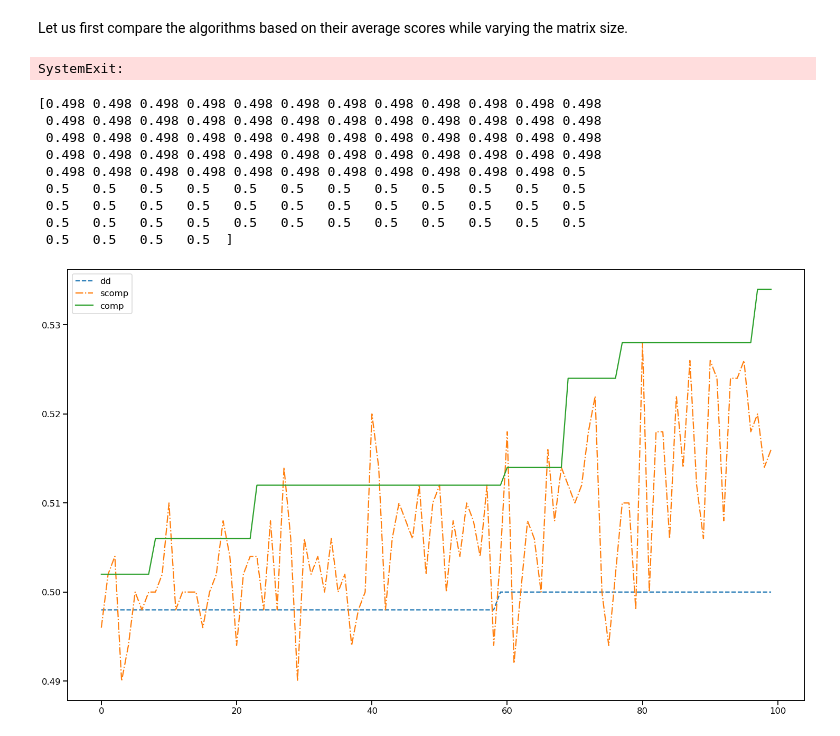
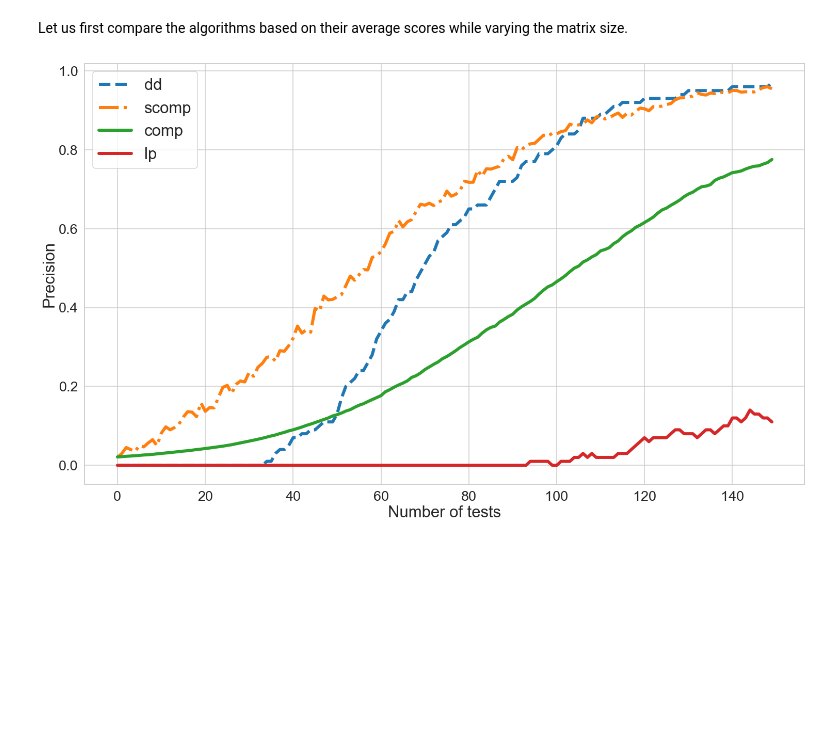
Before and after one commit to LinusBleistein/Group-testing-with-knowledge, a Jupyter notebook: Tests.ipynb, the cells around one changed output. Drawn from its saved outputs; the diff is of its cells as text; code cells hidden in the pictures; blank space fills up the shorter version.

```diff
--- a/Tests.ipynb
+++ b/Tests.ipynb
@@ -129,18 +159,19 @@ Let us first compare the algorithms based on their average scores while varying
 # %%
 #Hyperparameters
 
-test_sample = 10
-matrix_alpha = 0.99
-x_sparsness = 1/2
+test_sample = 100
+matrix_alpha = 0.9
+x_sparsness = 1-1/50
 x_size = 500
-mat_size = 100
+mat_size = 150
 # %%
-import tqdm
+importlib.reload(rec)
 
 comp_scores = np.zeros(mat_size)
 dd_scores = np.zeros(mat_size)
 scomp_scores = np.zeros(mat_size)
 lp_scores= np.zeros(mat_size)
+
 
 for grouptest in tqdm.tqdm(np.arange(test_sample)):
 
@@ -151,41 +182,34 @@ for grouptest in tqdm.tqdm(np.arange(test_sample)):
 
         test_matrix = matrix[0:size+1,:]
         comp = rec.COMP(true_x,test_matrix)
-        comp_scores[size] += comp.score()
+        comp_scores[size] += comp.precision()
         dd = rec.DD(true_x,test_matrix)
-        dd_scores[size] += dd.score()
+        dd_scores[size] += dd.precision()
         scomp = rec.SCOMP(true_x,test_matrix)
-        scomp_scores[size] += scomp.score()
-        #lp = rec.LP(true_x,test_matrix)
+        scomp_scores[size] += scomp.precision()
+        lp = rec.LP(true_x,test_matrix)
+        lp_scores[size] += lp.precision()
 
-    sys.exit()
 comp_scores *= 1/test_sample
 scomp_scores *= 1/test_sample
 dd_scores *= 1/test_sample
 lp_scores *= 1/test_sample
-# %% [output]
-SystemExit:
 # %%
 sns.set_context('talk')
+sns.set_style('whitegrid')
 
 f,ax = plt.subplots(figsize=(25,15))
 
-ax.plot(dd_scores, label='dd',linestyle='--')
-ax.plot(scomp_scores, label ='scomp',linestyle='-.')
-ax.plot(comp_scores, label = 'comp')
-ax.legend()
+ax.plot(dd_scores, label='dd',linestyle='--', linewidth=6)
+ax.plot(scomp_scores, label ='scomp',linestyle='-.', linewidth=6)
+ax.plot(comp_scores, label = 'comp', linewidth=6)
+ax.plot(lp_scores,label='lp', linewidth=6)
+ax.legend(fontsize='xx-large')
+ax.set_xlabel('Number of tests', fontsize='xx-large')
+ax.set_ylabel('Precision', fontsize='xx-large')
+ax.tick_params(axis='both', labelsize=27)
 
-print(dd_scores)
 
 plt.show()
 # %% [output]
-[0.498 0.498 0.498 0.498 0.498 0.498 0.498 0.498 0.498 0.498 0.498 0.498
- 0.498 0.498 0.498 0.498 0.498 0.498 0.498 0.498 0.498 0.498 0.498 0.498
- 0.498 0.498 0.498 0.498 0.498 0.498 0.498 0.498 0.498 0.498 0.498 0.498
- 0.498 0.498 0.498 0.498 0.498 0.498 0.498 0.498 0.498 0.498 0.498 0.498
- 0.498 0.498 0.498 0.498 0.498 0.498 0.498 0.498 0.498 0.498 0.498 0.5
- 0.5   0.5   0.5   0.5   0.5   0.5   0.5   0.5   0.5   0.5   0.5   0.5
- 0.5   0.5   0.5   0.5   0.5   0.5   0.5   0.5   0.5   0.5   0.5   0.5
- 0.5   0.5   0.5   0.5   0.5   0.5   0.5   0.5   0.5   0.5   0.5   0.5
- 0.5   0.5   0.5   0.5  ]
-[figure, old version]
+[figure, new version]
```
Also changed, not shown: parts of 6 cells of this notebook, 1 other file.
